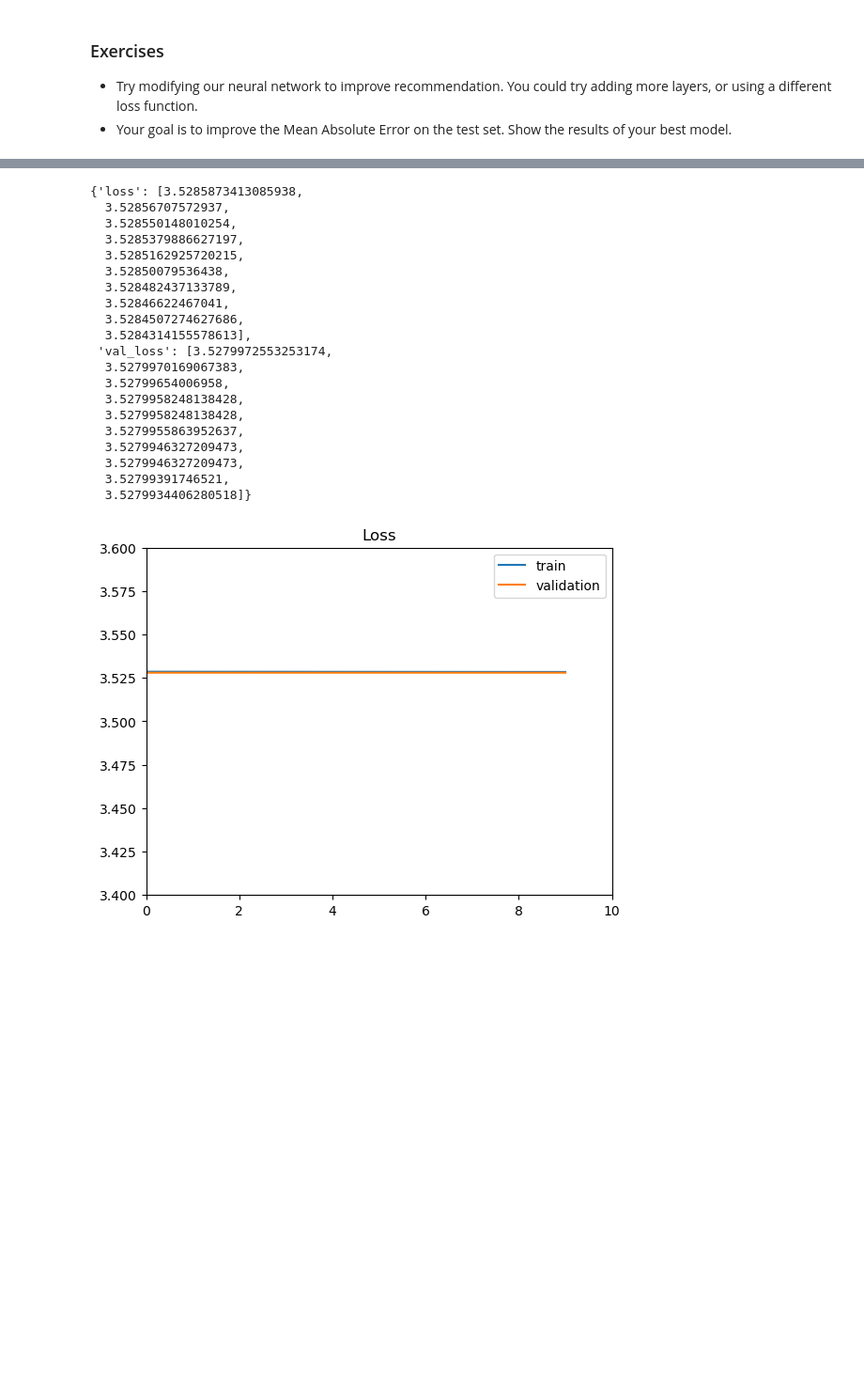
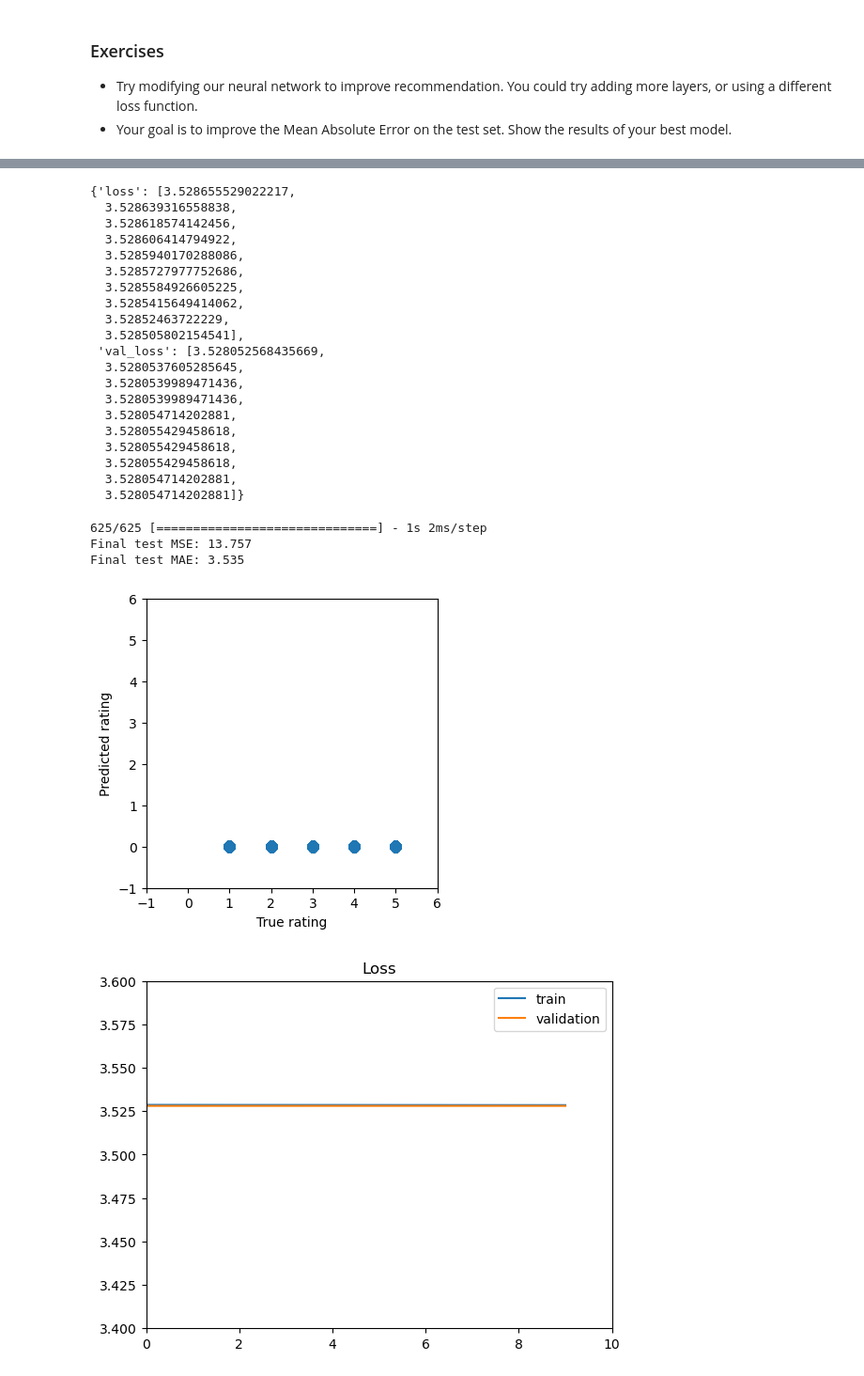
Before and after one commit to torontodeveloper/deep_learning, a Jupyter notebook: 01_materials/labs/lab_3.ipynb, the cells around one changed output, grey strips where cells are left out. Shown at 94% size. Drawn from its saved outputs; the diff is of its cells as text; code cells hidden in the pictures; blank space fills up the shorter version.

```diff
--- a/01_materials/labs/lab_3.ipynb
+++ b/01_materials/labs/lab_3.ipynb
@@ -619,11 +636,11 @@ class ExtendedRegressionModel(Model):
         return y
 
 
-model = ExtendedRegressionModel(embedding_size=64, max_user_id=all_ratings['user_id'].max(), max_item_id=all_ratings['item_id'].max())
-model.compile(optimizer="sgd", loss='mae')
+model3 = ExtendedRegressionModel(embedding_size=64, max_user_id=all_ratings['user_id'].max(), max_item_id=all_ratings['item_id'].max())
+model3.compile(optimizer="sgd", loss='mae')
 # %%
 # Training the model
-history3 = model.fit([user_id_train, item_id_train], rating_train,
+history3 = model3.fit([user_id_train, item_id_train], rating_train,
                     batch_size=64, epochs=10, validation_split=0.1,
                     shuffle=True)
 # %% [output]
@@ -650,26 +667,36 @@ Epoch 10/10
 # %%
 history3.history
 # %% [output]
-{'loss': [3.5285873413085938,
-  3.52856707572937,
-  3.528550148010254,
-  3.5285379886627197,
-  3.5285162925720215,
-  3.52850079536438,
-  3.528482437133789,
-  3.52846622467041,
-  3.5284507274627686,
-  3.5284314155578613],
- 'val_loss': [3.5279972553253174,
-  3.5279970169067383,
-  3.52799654006958,
-  3.5279958248138428,
-  3.5279958248138428,
-  3.5279955863952637,
-  3.5279946327209473,
-  3.5279946327209473,
-  3.52799391746521,
-  3.5279934406280518]}
+{'loss': [3.528655529022217,
+  3.528639316558838,
+  3.528618574142456,
+  3.528606414794922,
+  3.5285940170288086,
+  3.5285727977752686,
+  3.5285584926605225,
+  3.5285415649414062,
+  3.52852463722229,
+  3.528505802154541],
+ 'val_loss': [3.528052568435669,
+  3.5280537605285645,
+  3.5280539989471436,
+  3.5280539989471436,
+  3.528054714202881,
+  3.528055429458618,
+  3.528055429458618,
+  3.528055429458618,
+  3.528054714202881,
+  3.528054714202881]}
+# %%
+test_preds = model3.predict([user_id_test, item_id_test])
+print("Final test MSE: %0.3f" % mean_squared_error(test_preds, rating_test))
+print("Final test MAE: %0.3f" % mean_absolute_error(test_preds, rating_test))
+plot_predictions(rating_test, test_preds)
+# %% [output]
+625/625 [==============================] - 1s 2ms/step
+Final test MSE: 13.757
+Final test MAE: 3.535
+[figure, added]
 # %%
 plt.plot(history3.history['loss'], label='train')
 plt.plot(history3.history['val_loss'], label='validation')
```
Also changed, not shown: parts of 21 cells of this notebook.
